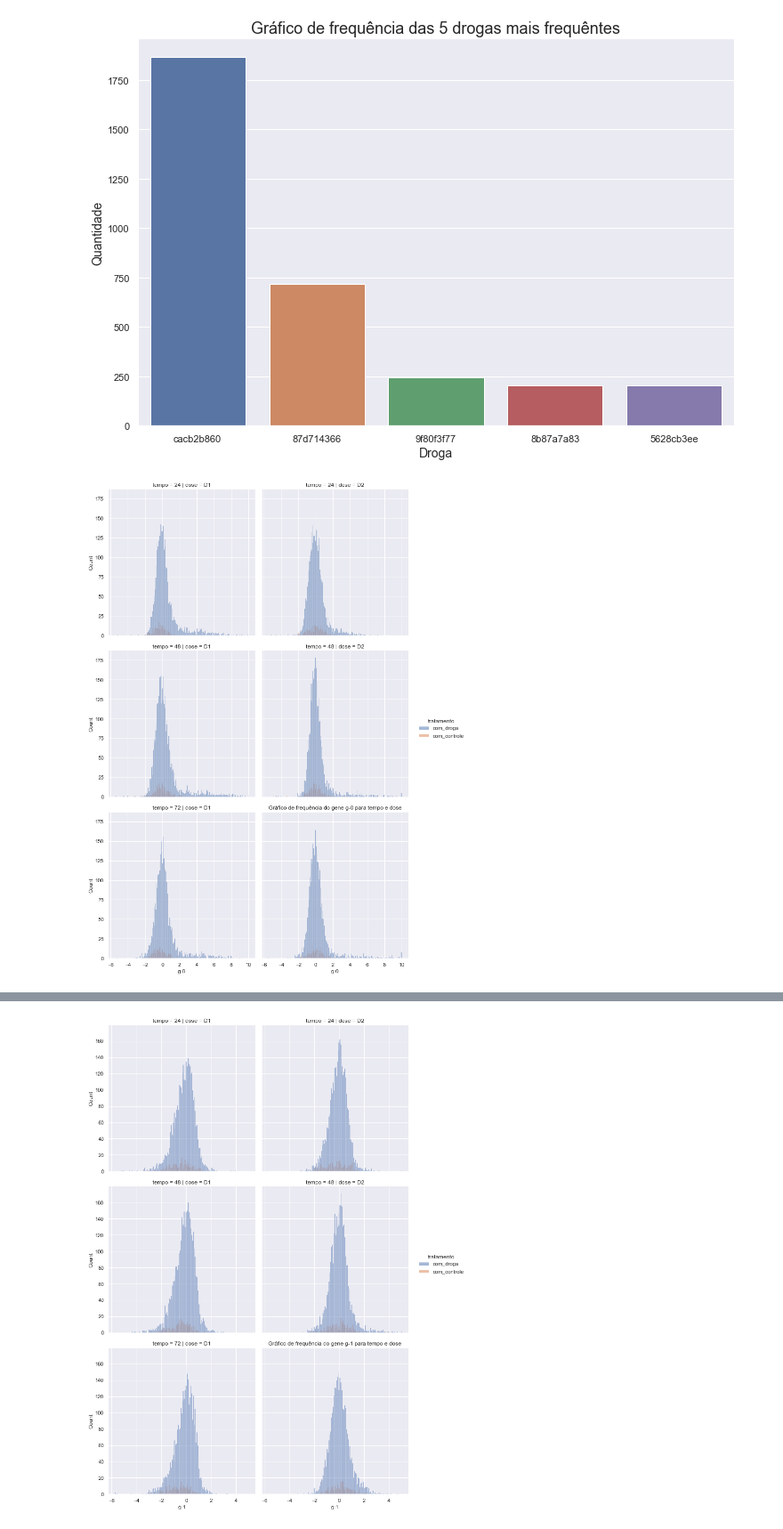
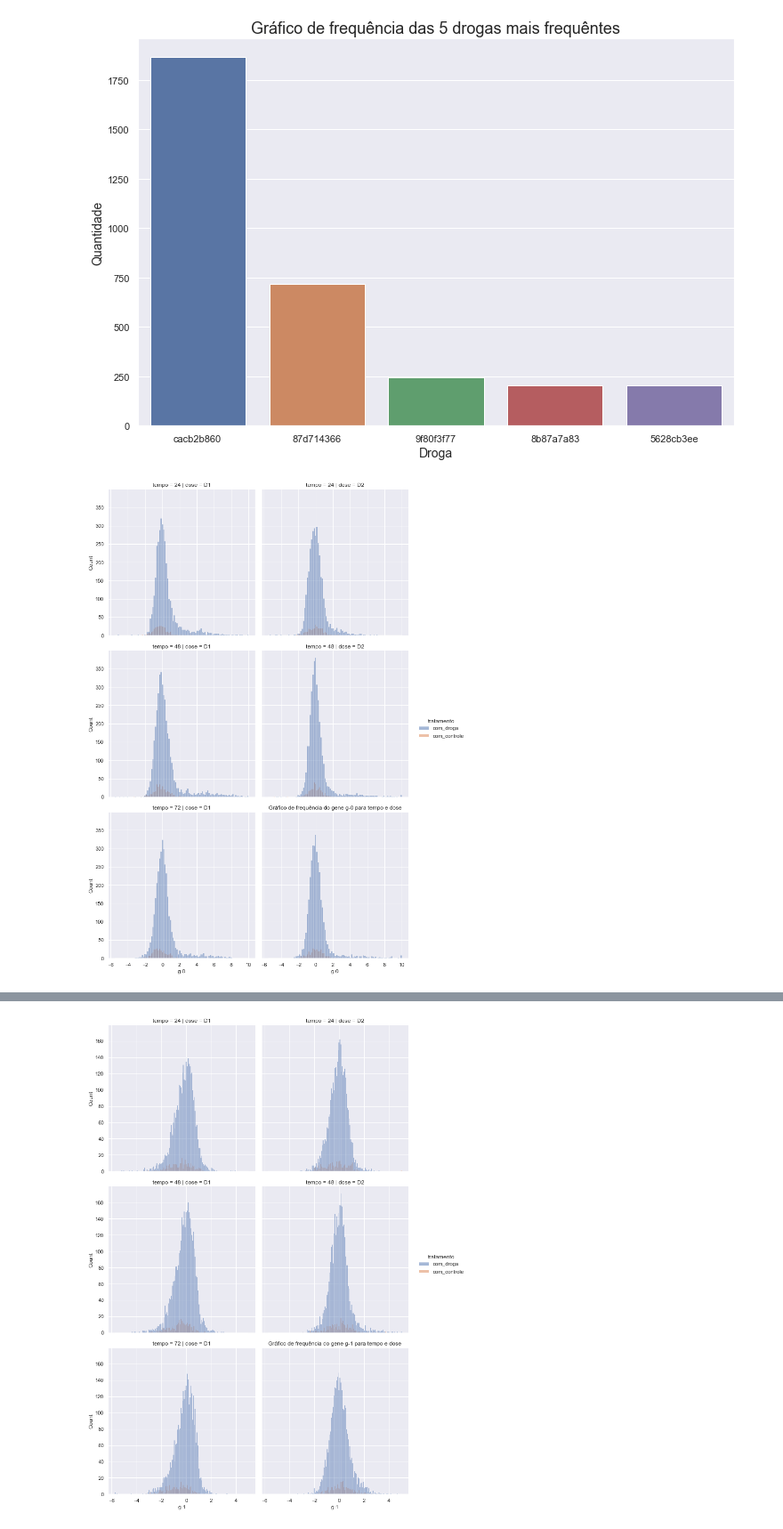
Before and after one commit to guilhermebap/imersao-dados-desafio-final, a Jupyter notebook: Notebooks/main.ipynb, the cells around one changed output, grey strips where cells are left out. Shown at 89% size. Drawn from its saved outputs; the diff is of its cells as text; code cells hidden in the pictures.

```diff
--- a/Notebooks/main.ipynb
+++ b/Notebooks/main.ipynb
@@ -13,7 +15,7 @@ import seaborn as sns
 sns.color_palette("rocket", as_cmap=True)
 sns.set()
 # %%
-url_dados = 'https://github.com/guilhermebap/imersao-dados-desafio-final/blob/main/Dados/dados_experimentos.zip?raw=true'
+url_dados = 'https://github.com/alura-cursos/imersao-dados-desafio-final/blob/main/Dados/dados_experimentos.zip?raw=true'
 dados = pd.read_csv(url_dados, compression='zip')
 
 dados.head()
@@ -26,7 +28,7 @@ dados.head()
 | 4 | id_001626bd3 | com_droga | 72 | D2 | 7cbed3131 | -0.3254 | -0.4009 | 0.9700 | 0.6919 | 1.4180 | ... | ... |
 5 rows × 877 columns
 # %%
-url_dados = 'https://github.com/guilhermebap/imersao-dados-desafio-final/blob/main/Dados/dados_resultados.csv?raw=true'
+url_dados = 'https://github.com/alura-cursos/imersao-dados-desafio-final/blob/main/Dados/dados_resultados.csv?raw=true'
 dados_resultados = pd.read_csv(url_dados)
 
 dados_resultados.head()
@@ -146,9 +146,8 @@ plt.show()
 # %% [output]
 [figure]
 # %%
-ax = sns.displot(x='g-0', data=dados_combinados, aspect=1, height=5, col='dose', row='tempo', hue='tratamento')
+ax = sns.displot(x='g-0', data=dados_combinados, bins=100, aspect=1, height=5, col='dose', row='tempo', hue='tratamento')
 plt.title('Gráfico de frequência do gene g-0 para tempo e dose')
-
 plt.show()
 # %% [output]
-[figure, old version]
+[figure, new version]
```
Also changed, not shown: parts of 17 cells of this notebook.
